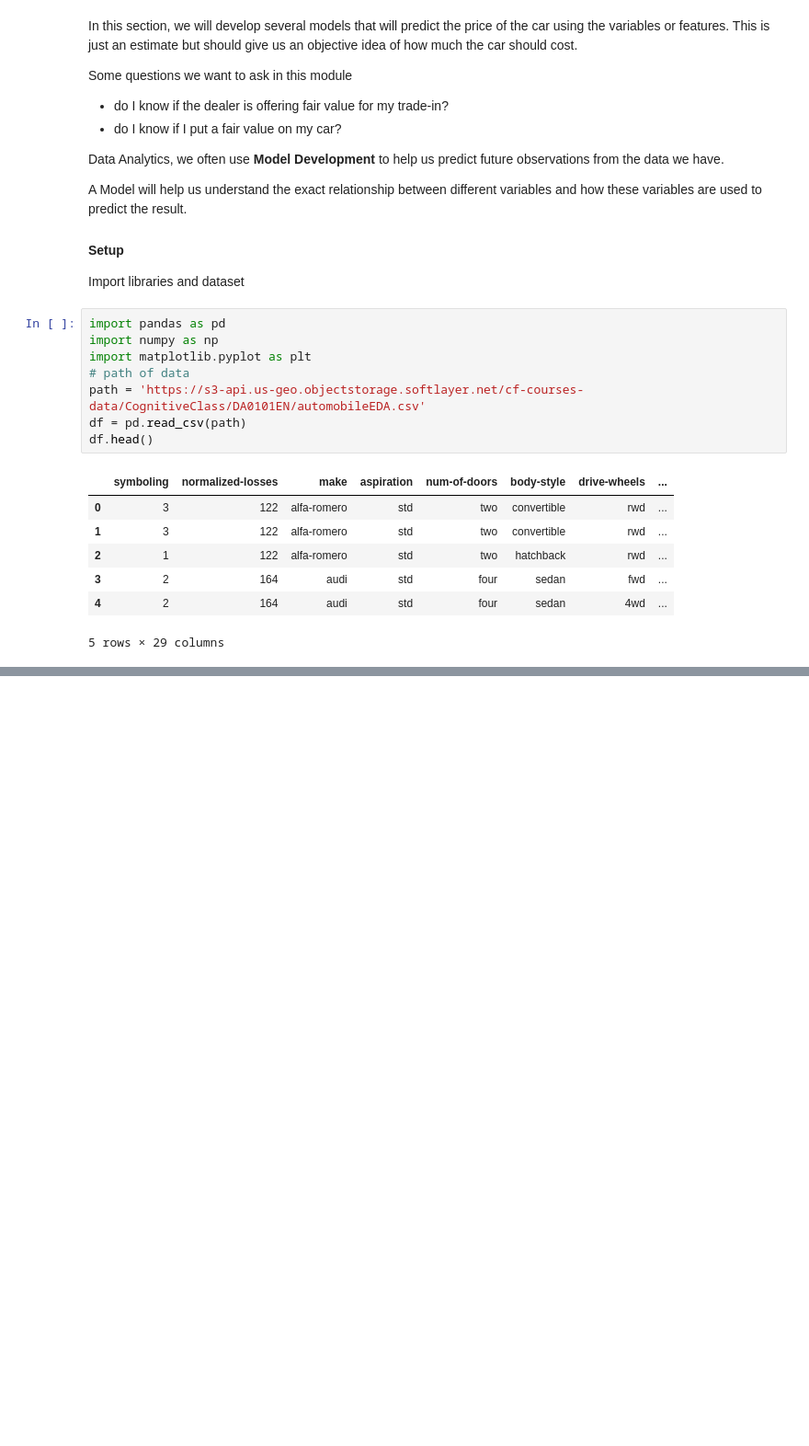
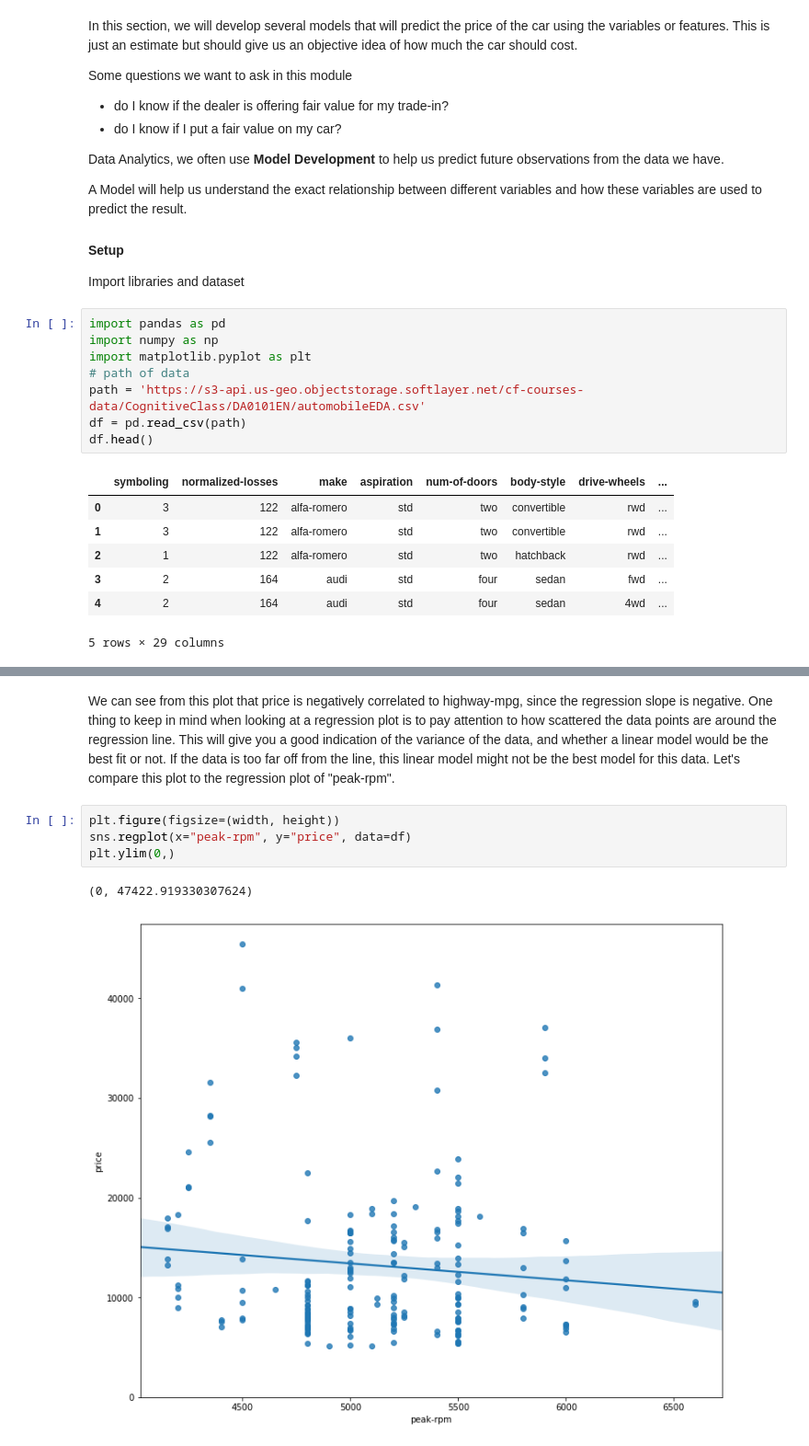
Before and after one commit to TikaramAcharya/Data-Analysis-Python, a Jupyter notebook: Model developement.ipynb, the cells around one changed output, grey strips where cells are left out. Shown at 92% size. Saved outputs shown, nothing was run; the diff lists cells and outputs as text; blank space fills up the shorter version.

```diff
--- a/Model developement.ipynb
+++ b/Model developement.ipynb
@@ -64,0 +254,10 @@ $$
+# %% [markdown]
+
+We can see from this plot that price is negatively correlated to highway-mpg, since the regression slope is negative. One thing to keep in mind when looking at a regression plot is to pay attention to how scattered the data points are around the regression line. This will give you a good indication of the variance of the data, and whether a linear model would be the best fit or not. If the data is too far off from the line, this linear model might not be the best model for this data. Let's compare this plot to the regression plot of "peak-rpm".
+# %%
+plt.figure(figsize=(width, height))
+sns.regplot(x="peak-rpm", y="price", data=df)
+plt.ylim(0,)
+# %% [output]
+(0, 47422.919330307624)
+[figure, added]
```
Also changed, not shown: parts of 49 cells of this notebook.
